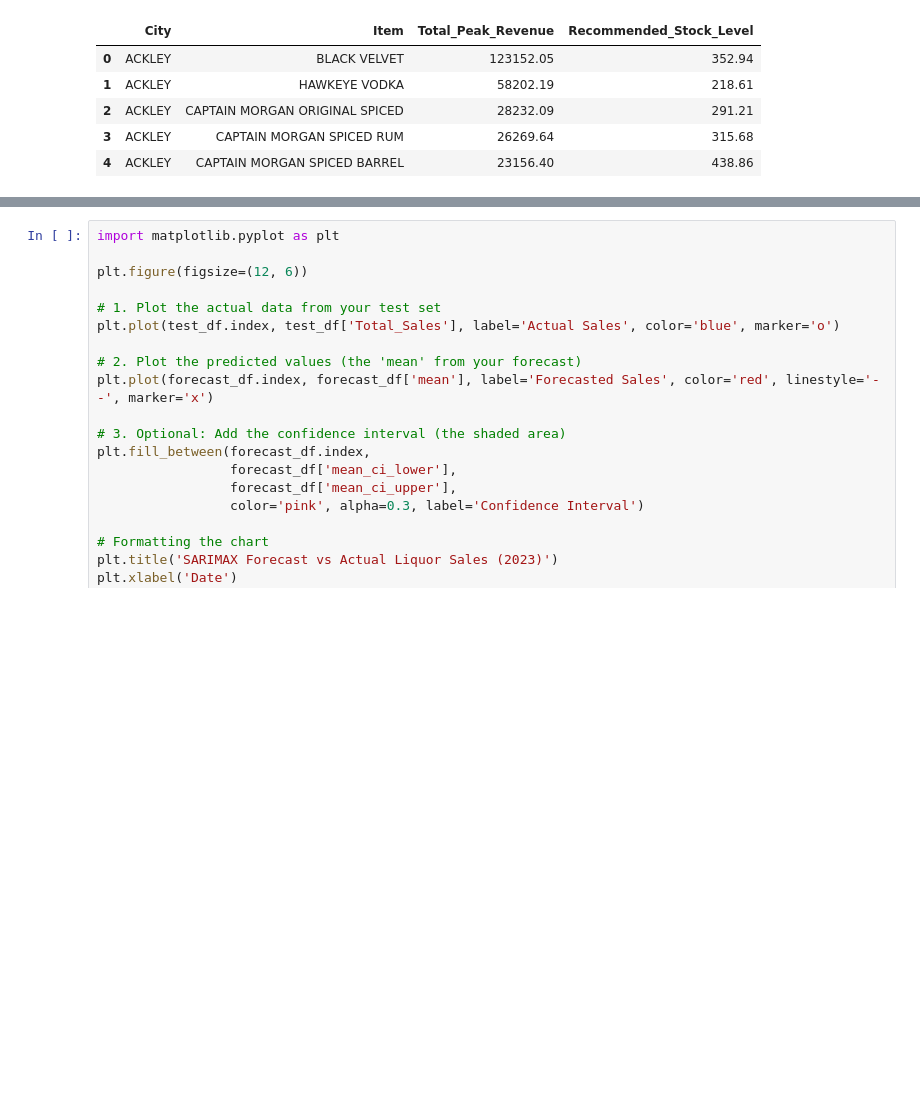
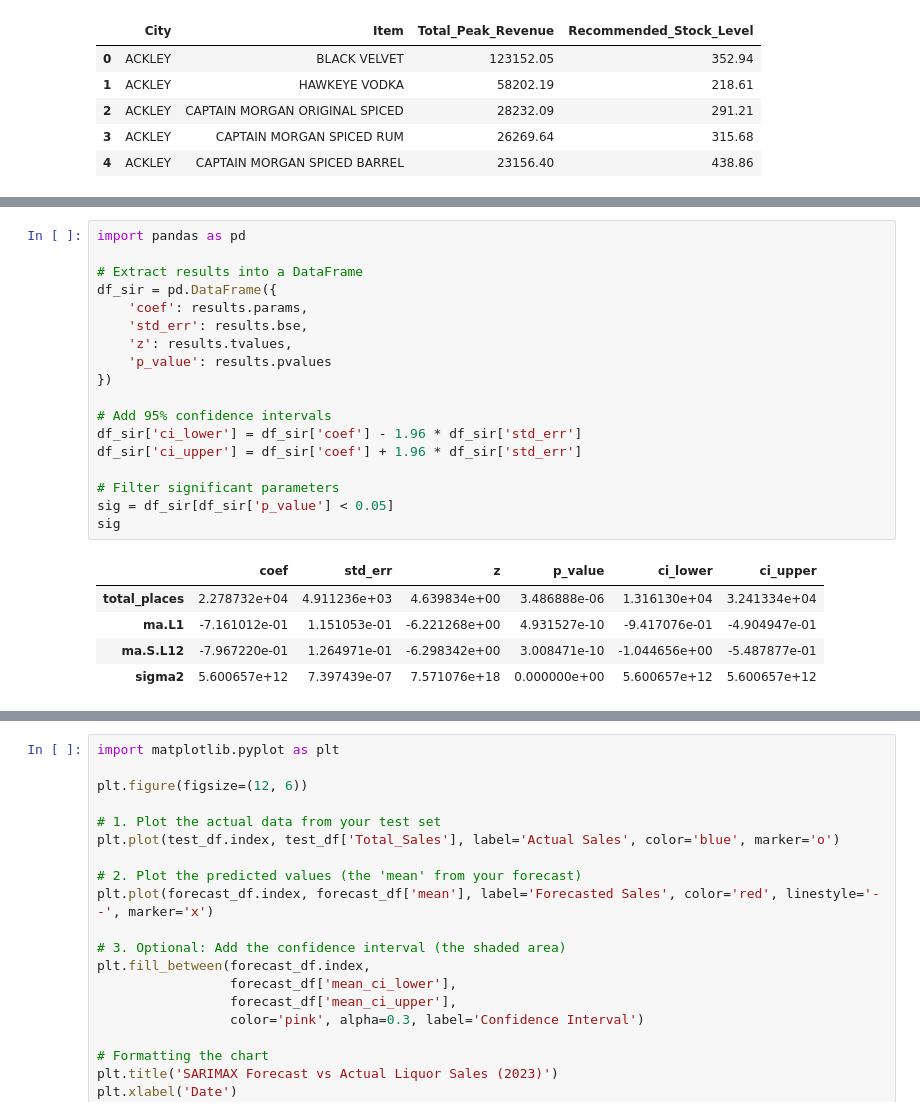
Before and after one commit to shoshanamiriamlevin-glitch/Iowa-liquor-sale-analysis-by-yaakovlevin, a Jupyter notebook: iwoa-liquaor-mixlm-by-yaakov-levin.ipynb, the cells around one changed output, grey strips where cells are left out. Cells and saved outputs as stored; diff of their text form; blank space fills up the shorter version.

```diff
--- a/iwoa-liquaor-mixlm-by-yaakov-levin.ipynb
+++ b/iwoa-liquaor-mixlm-by-yaakov-levin.ipynb
@@ -552,3 +552,27 @@ Warnings:
+# %%
+import pandas as pd
+
+# Extract results into a DataFrame
+df_sir = pd.DataFrame({
+    'coef': results.params,
+    'std_err': results.bse,
+    'z': results.tvalues,
+    'p_value': results.pvalues
+})
+
+# Add 95% confidence intervals
+df_sir['ci_lower'] = df_sir['coef'] - 1.96 * df_sir['std_err']
+df_sir['ci_upper'] = df_sir['coef'] + 1.96 * df_sir['std_err']
+
+# Filter significant parameters
+sig = df_sir[df_sir['p_value'] < 0.05]
+sig
+# %% [output]
+|  | coef | std_err | z | p_value | ci_lower | ci_upper |
+| total_places | 2.278732e+04 | 4.911236e+03 | 4.639834e+00 | 3.486888e-06 | 1.316130e+04 | 3.241334e+04 |
+| ma.L1 | -7.161012e-01 | 1.151053e-01 | -6.221268e+00 | 4.931527e-10 | -9.417076e-01 | -4.904947e-01 |
+| ma.S.L12 | -7.967220e-01 | 1.264971e-01 | -6.298342e+00 | 3.008471e-10 | -1.044656e+00 | -5.487877e-01 |
+| sigma2 | 5.600657e+12 | 7.397439e-07 | 7.571076e+18 | 0.000000e+00 | 5.600657e+12 | 5.600657e+12 |
 # %%
 import pandas as pd
 import numpy as np
```
Also changed, not shown: parts of 9 cells of this notebook.
